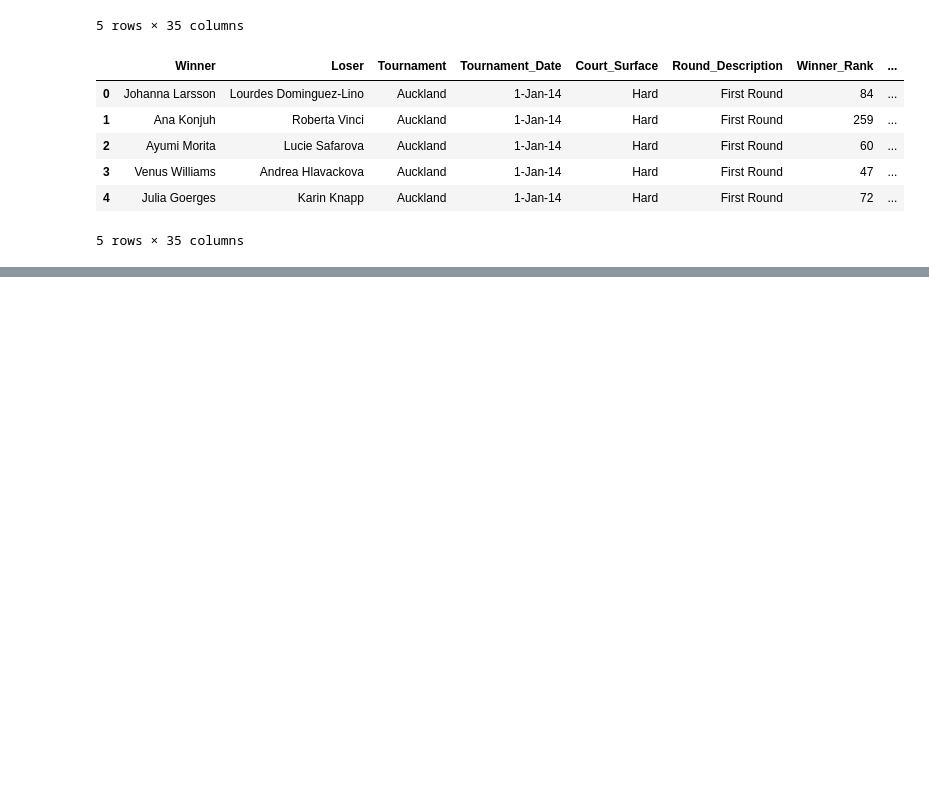
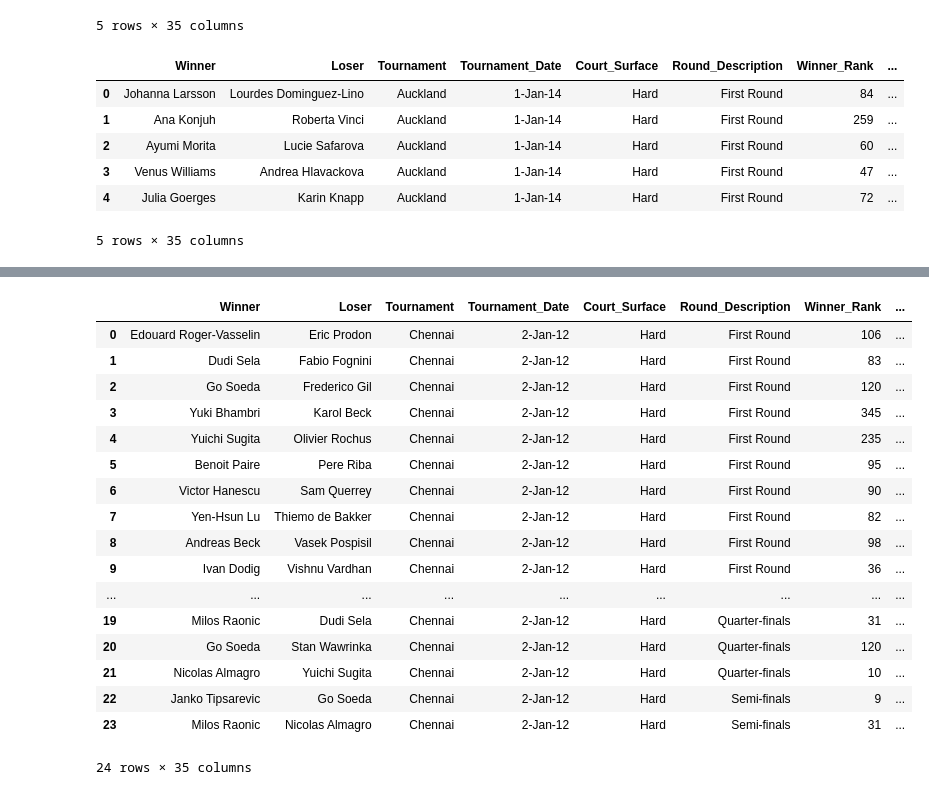
Before and after one commit to Jfbarr/aus_open_datathon_2019, a Jupyter notebook: Workbook.ipynb, the cells around one changed output, grey strips where cells are left out. Cells and saved outputs as stored; diff of their text form; code cells hidden in the pictures; blank space fills up the shorter version.

Commit message:
Begun data manipulation and cleansing to present statistics for each player accross different tournaments. e.g number of points held, number of rounds played across tournament etc

```diff
--- a/Workbook.ipynb
+++ b/Workbook.ipynb
@@ -46,3 +46,13 @@ femaleDF.head()
 | 3 | Venus Williams | Andrea Hlavackova | Auckland | 1-Jan-14 | Hard | First Round | 47 | ... |
 | 4 | Julia Goerges | Karin Knapp | Auckland | 1-Jan-14 | Hard | First Round | 72 | ... |
 5 rows × 35 columns
+# %%
+maleData = maleDF.head(24)
+maleWinner = maleData.groupby(['Winner', 'Tournament'])
+maleLoser = maleData.groupby(['Loser', 'Tournament'])
+print(maleWinner.get_group(('David Goffin', 'Chennai')).values)
+print(maleLoser.get_group(('David Goffin', 'Chennai')).values)
+maleWinner['Winner_FirstServes_Won', 'Winner_SecondServes_Won'].agg({'Winner_FirstServes_Won':'sum', 'Winner_SecondServes_Won':'sum'})
+maleLoser['Loser_FirstServes_Won', 'Loser_SecondServes_Won'].agg({'Loser_FirstServes_Won' : 'sum', 'Loser_SecondServes_Won':'sum'})
+
+##testData.groupby('Winner').groups
@@ -48,0 +87,21 @@ femaleDF.head()
+# %%
+maleData
+# %% [output]
+|  | Winner | Loser | Tournament | Tournament_Date | Court_Surface | Round_Description | Winner_Rank | ... |
+| 0 | Edouard Roger-Vasselin | Eric Prodon | Chennai | 2-Jan-12 | Hard | First Round | 106 | ... |
+| 1 | Dudi Sela | Fabio Fognini | Chennai | 2-Jan-12 | Hard | First Round | 83 | ... |
+| 2 | Go Soeda | Frederico Gil | Chennai | 2-Jan-12 | Hard | First Round | 120 | ... |
+| 3 | Yuki Bhambri | Karol Beck | Chennai | 2-Jan-12 | Hard | First Round | 345 | ... |
+| 4 | Yuichi Sugita | Olivier Rochus | Chennai | 2-Jan-12 | Hard | First Round | 235 | ... |
+| 5 | Benoit Paire | Pere Riba | Chennai | 2-Jan-12 | Hard | First Round | 95 | ... |
+| 6 | Victor Hanescu | Sam Querrey | Chennai | 2-Jan-12 | Hard | First Round | 90 | ... |
+| 7 | Yen-Hsun Lu | Thiemo de Bakker | Chennai | 2-Jan-12 | Hard | First Round | 82 | ... |
+| 8 | Andreas Beck | Vasek Pospisil | Chennai | 2-Jan-12 | Hard | First Round | 98 | ... |
+| 9 | Ivan Dodig | Vishnu Vardhan | Chennai | 2-Jan-12 | Hard | First Round | 36 | ... |
+| ... | ... | ... | ... | ... | ... | ... | ... | ... |
+| 19 | Milos Raonic | Dudi Sela | Chennai | 2-Jan-12 | Hard | Quarter-finals | 31 | ... |
+| 20 | Go Soeda | Stan Wawrinka | Chennai | 2-Jan-12 | Hard | Quarter-finals | 120 | ... |
+| 21 | Nicolas Almagro | Yuichi Sugita | Chennai | 2-Jan-12 | Hard | Quarter-finals | 10 | ... |
+| 22 | Janko Tipsarevic | Go Soeda | Chennai | 2-Jan-12 | Hard | Semi-finals | 9 | ... |
+| 23 | Milos Raonic | Nicolas Almagro | Chennai | 2-Jan-12 | Hard | Semi-finals | 31 | ... |
+24 rows × 35 columns
```
Also changed, not shown: parts of 1 cell of this notebook.
